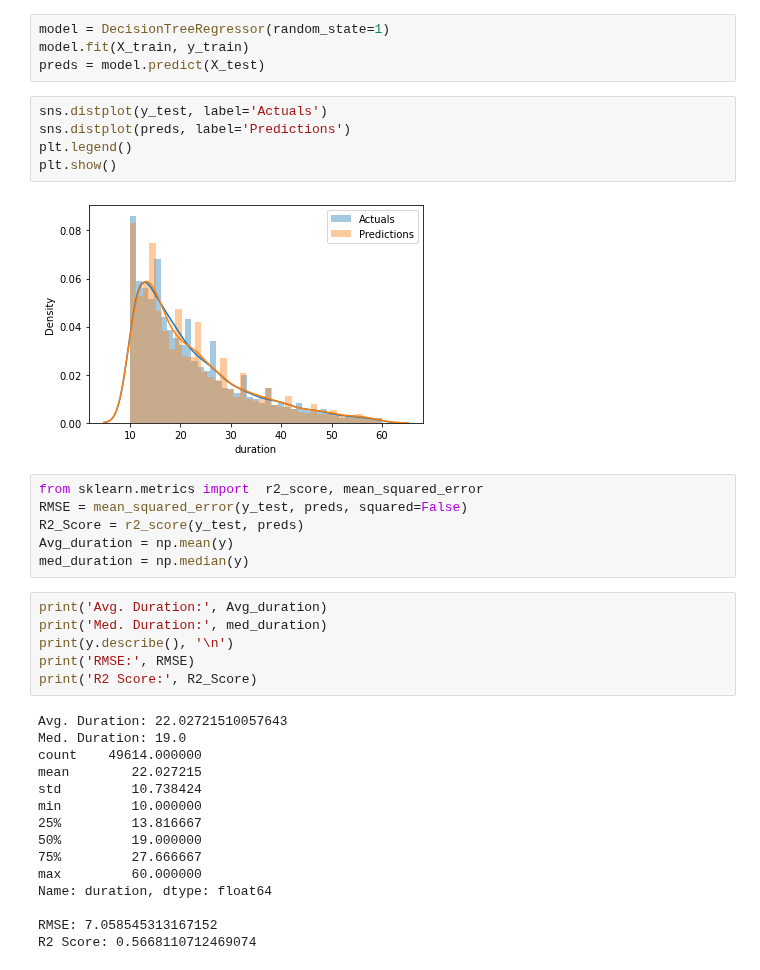
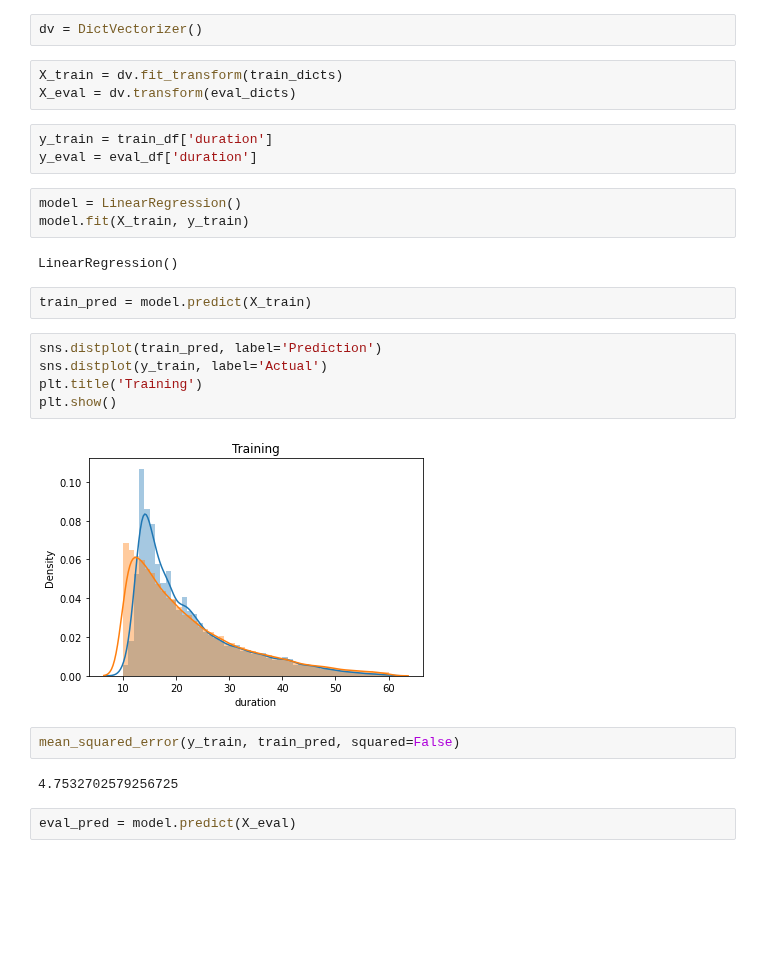
Before and after one commit to waseemshammout/mlop-zoomcamp, a Jupyter notebook: 01-intro/homework.ipynb, the cells around one changed output. Drawn from its saved outputs; the diff is of its cells as text; blank space fills up the shorter version.

Commit message:
successful creation of model homework.bin

```diff
--- a/01-intro/homework.ipynb
+++ b/01-intro/homework.ipynb
@@ -64,38 +29,28 @@ X_train, X_test, y_train, y_test = train_test_split(X, y, test_size=0.2, random_
+# %%
+dv = DictVectorizer()
+# %%
+X_train = dv.fit_transform(train_dicts)
+X_eval = dv.transform(eval_dicts)
+# %%
+y_train = train_df['duration']
+y_eval = eval_df['duration']
 # %%
-model = DecisionTreeRegressor(random_state=1)
+model = LinearRegression()
 model.fit(X_train, y_train)
-preds = model.predict(X_test)
+# %% [output]
+LinearRegression()
+# %%
+train_pred = model.predict(X_train)
 # %%
-sns.distplot(y_test, label='Actuals')
-sns.distplot(preds, label='Predictions')
-plt.legend()
+sns.distplot(train_pred, label='Prediction')
+sns.distplot(y_train, label='Actual')
+plt.title('Training')
 plt.show()
 # %% [output]
-[figure, old version]
+[figure, new version]
-# %%
-from sklearn.metrics import  r2_score, mean_squared_error
-RMSE = mean_squared_error(y_test, preds, squared=False)
-R2_Score = r2_score(y_test, preds)
-Avg_duration = np.mean(y)
-med_duration = np.median(y)
-# %%
-print('Avg. Duration:', Avg_duration)
-print('Med. Duration:', med_duration)
-print(y.describe(), '\n')
-print('RMSE:', RMSE)
-print('R2 Score:', R2_Score)
-# %% [output]
-Avg. Duration: 22.02721510057643
-Med. Duration: 19.0
-count    49614.000000
-mean        22.027215
-std         10.738424
-min         10.000000
-25%         13.816667
-50%         19.000000
-75%         27.666667
-max         60.000000
-Name: duration, dtype: float64
-
-RMSE: 7.058545313167152
-R2 Score: 0.5668110712469074
+# %%
+mean_squared_error(y_train, train_pred, squared=False)
+# %% [output]
+4.7532702579256725
+# %%
+eval_pred = model.predict(X_eval)
```
Also changed, not shown: parts of 20 cells of this notebook, 2 other files.
